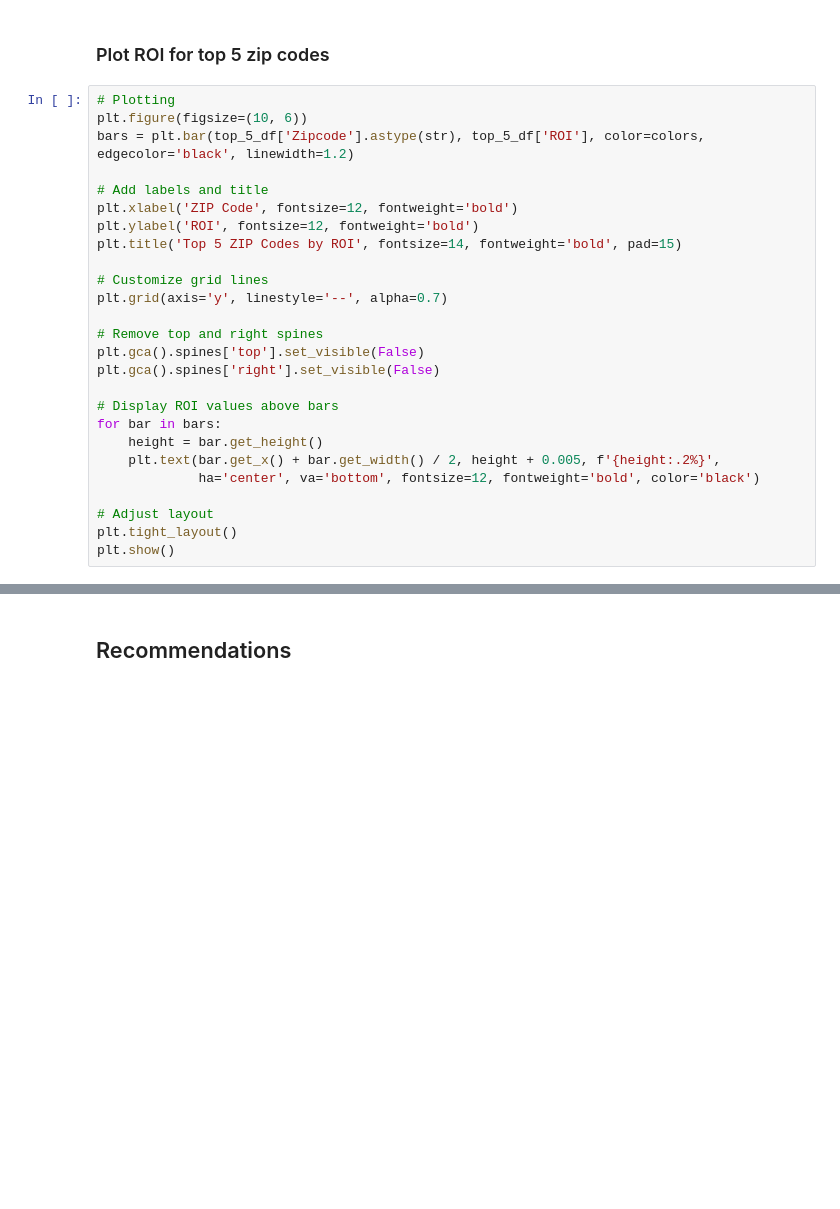
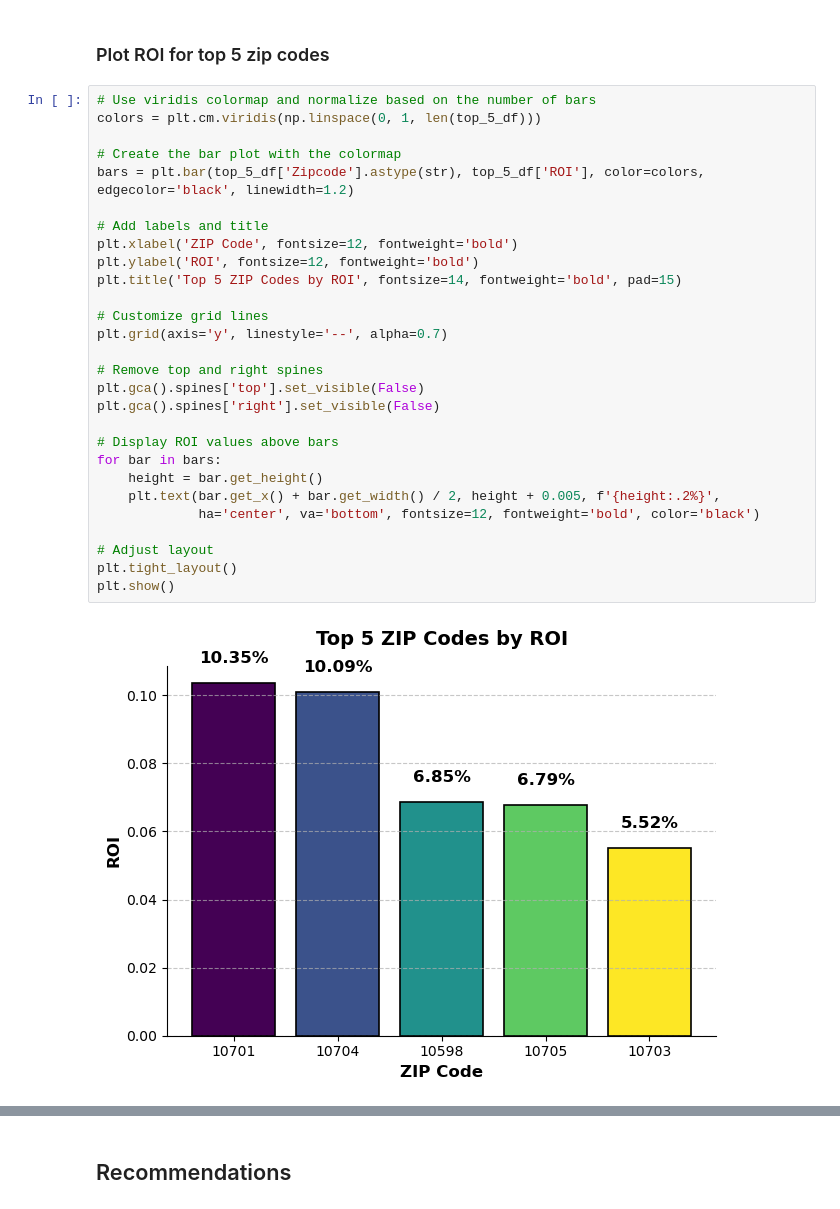
Before and after one commit to hannahdallas/zillow_time_series_model, a Jupyter notebook: notebook.ipynb, the cells around one changed output, grey strips where cells are left out. Saved outputs shown, nothing was run; the diff lists cells and outputs as text; blank space fills up the shorter version.

```diff
--- a/notebook.ipynb
+++ b/notebook.ipynb
@@ -474,29 +853,33 @@ top_5_df
 # %% [markdown]
 ### Plot ROI for top 5 zip codes
 # %%
-# Plotting
-plt.figure(figsize=(10, 6))
+# Use viridis colormap and normalize based on the number of bars
+colors = plt.cm.viridis(np.linspace(0, 1, len(top_5_df)))
+
+# Create the bar plot with the colormap
 bars = plt.bar(top_5_df['Zipcode'].astype(str), top_5_df['ROI'], color=colors, edgecolor='black', linewidth=1.2)
 
 # Add labels and title
 plt.xlabel('ZIP Code', fontsize=12, fontweight='bold')
 plt.ylabel('ROI', fontsize=12, fontweight='bold')
 plt.title('Top 5 ZIP Codes by ROI', fontsize=14, fontweight='bold', pad=15)
 
 # Customize grid lines
 plt.grid(axis='y', linestyle='--', alpha=0.7)
 
 # Remove top and right spines
 plt.gca().spines['top'].set_visible(False)
 plt.gca().spines['right'].set_visible(False)
 
 # Display ROI values above bars
 for bar in bars:
     height = bar.get_height()
     plt.text(bar.get_x() + bar.get_width() / 2, height + 0.005, f'{height:.2%}',
              ha='center', va='bottom', fontsize=12, fontweight='bold', color='black')
 
 # Adjust layout
 plt.tight_layout()
 plt.show()
+# %% [output]
+[figure, added]
 # %%
```
Also changed, not shown: parts of 42 cells of this notebook.
